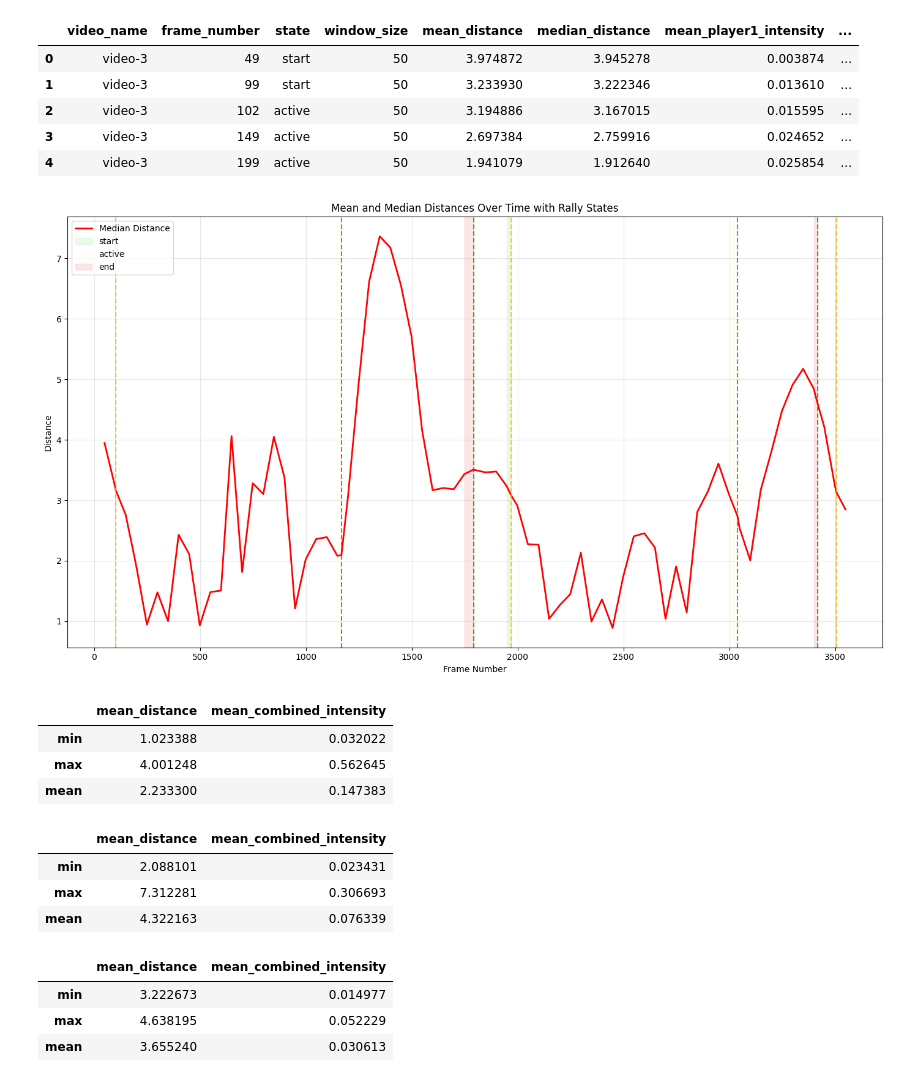
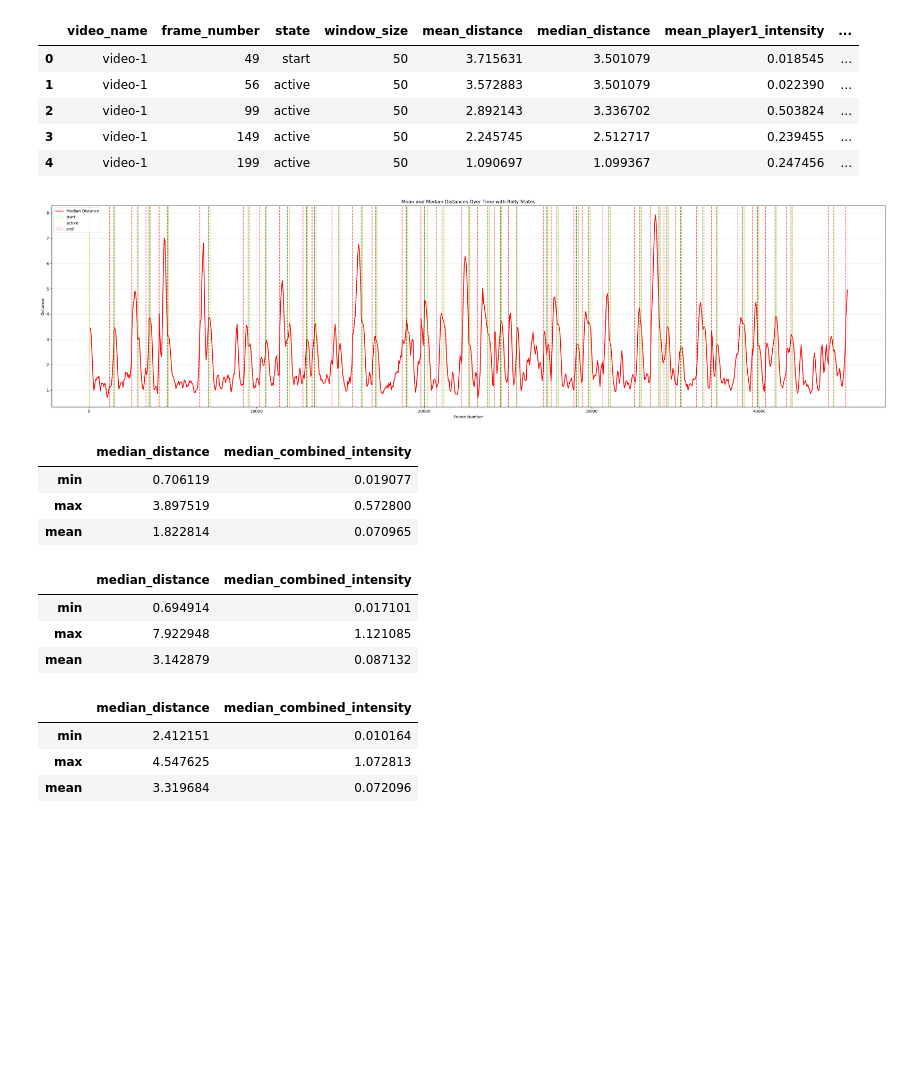
Before and after one commit to useframi1/SquashCoachingCopilot, a Jupyter notebook: cv-module/digitization/event-recognition/rally-segmentation/implementation/testing/analysis.ipynb, the cells around one changed output. Drawn from its saved outputs; the diff is of its cells as text; code cells hidden in the pictures; blank space fills up the shorter version.

```diff
--- a/cv-module/digitization/event-recognition/rally-segmentation/implementation/testing/analysis.ipynb
+++ b/cv-module/digitization/event-recognition/rally-segmentation/implementation/testing/analysis.ipynb
@@ -1,22 +1,24 @@
 # %%
 import pandas as pd
 # %%
-df = pd.read_csv("annotations/video-3_annotations_20250921_192623.csv")
+df = pd.read_csv("annotations/video-1_annotations_20250922_182616.csv")
 # %%
 df.head()
 # %% [output]
 |  | video_name | frame_number | state | window_size | mean_distance | median_distance | mean_player1_intensity | ... |
-| 0 | video-3 | 49 | start | 50 | 3.974872 | 3.945278 | 0.003874 | ... |
-| 1 | video-3 | 99 | start | 50 | 3.233930 | 3.222346 | 0.013610 | ... |
-| 2 | video-3 | 102 | active | 50 | 3.194886 | 3.167015 | 0.015595 | ... |
-| 3 | video-3 | 149 | active | 50 | 2.697384 | 2.759916 | 0.024652 | ... |
-| 4 | video-3 | 199 | active | 50 | 1.941079 | 1.912640 | 0.025854 | ... |
+| 0 | video-1 | 49 | start | 50 | 3.715631 | 3.501079 | 0.018545 | ... |
+| 1 | video-1 | 56 | active | 50 | 3.572883 | 3.501079 | 0.022390 | ... |
+| 2 | video-1 | 99 | active | 50 | 2.892143 | 3.336702 | 0.503824 | ... |
+| 3 | video-1 | 149 | active | 50 | 2.245745 | 2.512717 | 0.239455 | ... |
+| 4 | video-1 | 199 | active | 50 | 1.090697 | 1.099367 | 0.247456 | ... |
+# %%
+df["median_distance"] = df["median_distance"].rolling(window=3).mean()
 # %%
 import matplotlib.pyplot as plt
 import numpy as np
 
 # Create the plot
-fig, ax = plt.subplots(1, 1, figsize=(14, 8))
+fig, ax = plt.subplots(1, 1, figsize=(30, 8))
 
 # Plot mean and median distances
 # ax.plot(
@@ -79,58 +81,58 @@ for i, row in df.iterrows():
                     else ""
                 ),
             )
 
     prev_state = current_state
     prev_frame = current_frame
 
 # Add the last region
 if prev_state is not None and prev_frame is not None:
     ax.axvspan(
         prev_frame,
         df["frame_number"].max(),
         alpha=0.2,
         color=state_colors.get(prev_state, "white"),
         label=(
             f"{prev_state}"
             if prev_state not in ax.get_legend_handles_labels()[1]
             else ""
         ),
     )
 
 ax.set_xlabel("Frame Number")
 ax.set_ylabel("Distance")
 ax.set_title("Mean and Median Distances Over Time with Rally States")
 ax.legend()
 ax.grid(True, alpha=0.3)
 
 plt.tight_layout()
 plt.show()
 # %% [output]
-[figure, old version]
+[figure, new version]
 # %%
 df[df["state"] == "active"].describe().loc[["min", "max", "mean"]][
-    ["mean_distance", "mean_combined_intensity"]
+    ["median_distance", "median_combined_intensity"]
 ]
 # %% [output]
-|  | mean_distance | mean_combined_intensity |
-| min | 1.023388 | 0.032022 |
-| max | 4.001248 | 0.562645 |
-| mean | 2.233300 | 0.147383 |
+|  | median_distance | median_combined_intensity |
+| min | 0.706119 | 0.019077 |
+| max | 3.897519 | 0.572800 |
+| mean | 1.822814 | 0.070965 |
 # %%
 df[df["state"] == "end"].describe().loc[["min", "max", "mean"]][
-    ["mean_distance", "mean_combined_intensity"]
+    ["median_distance", "median_combined_intensity"]
 ]
 # %% [output]
-|  | mean_distance | mean_combined_intensity |
-| min | 2.088101 | 0.023431 |
-| max | 7.312281 | 0.306693 |
-| mean | 4.322163 | 0.076339 |
+|  | median_distance | median_combined_intensity |
+| min | 0.694914 | 0.017101 |
+| max | 7.922948 | 1.121085 |
+| mean | 3.142879 | 0.087132 |
 # %%
 df[df["state"] == "start"].describe().loc[["min", "max", "mean"]][
-    ["mean_distance", "mean_combined_intensity"]
+    ["median_distance", "median_combined_intensity"]
 ]
 # %% [output]
-|  | mean_distance | mean_combined_intensity |
-| min | 3.222673 | 0.014977 |
-| max | 4.638195 | 0.052229 |
-| mean | 3.655240 | 0.030613 |
+|  | median_distance | median_combined_intensity |
+| min | 2.412151 | 0.010164 |
+| max | 4.547625 | 1.072813 |
+| mean | 3.319684 | 0.072096 |
```
Also changed, not shown: 8 other files.
